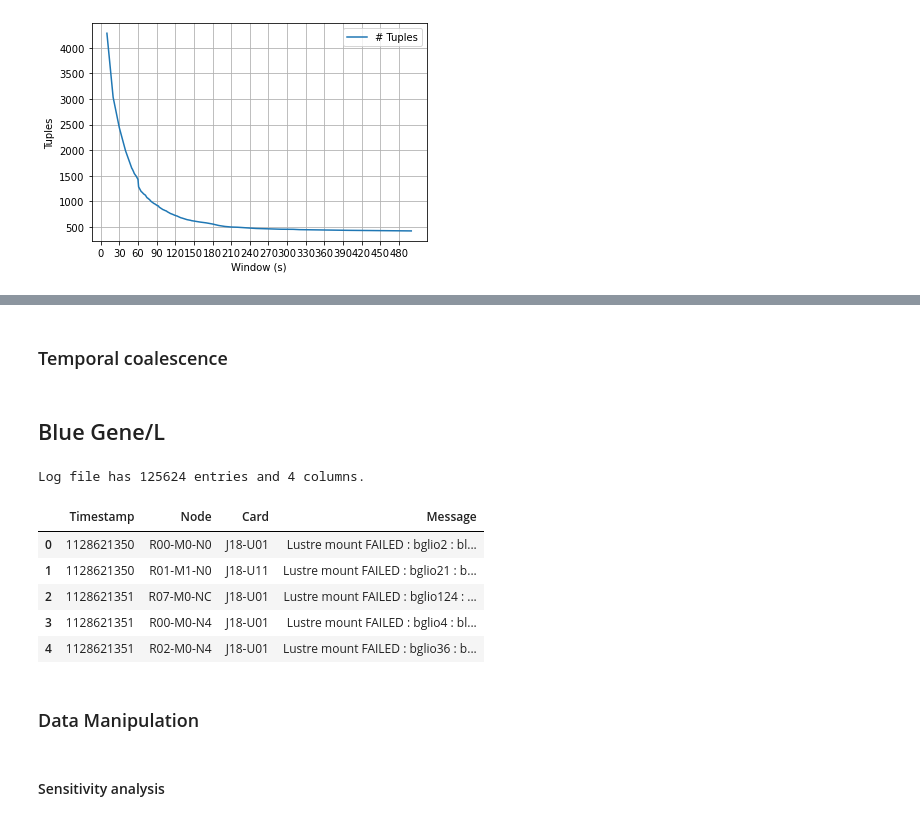
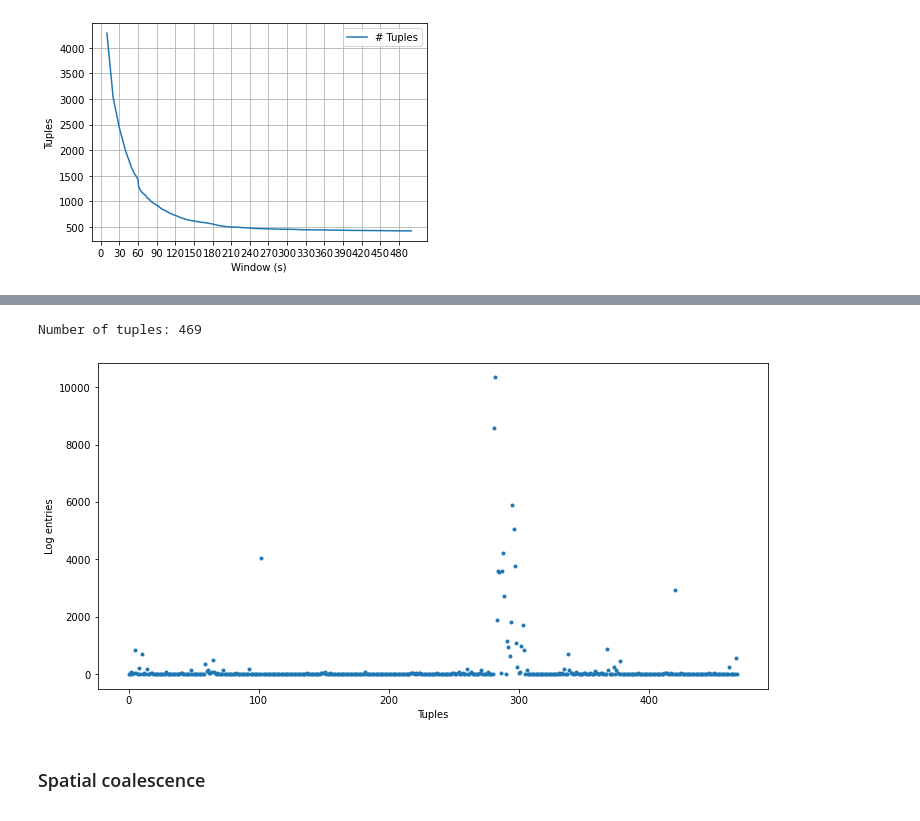
Before and after one commit to GuidoDC97/IE, a Jupyter notebook: Esercizio 5 FFDA/FFDA.ipynb, the cells around one changed output, grey strips where cells are left out. Saved outputs shown, nothing was run; the diff lists cells and outputs as text; code cells hidden in the pictures.

```diff
--- a/Esercizio 5 FFDA/FFDA.ipynb
+++ b/Esercizio 5 FFDA/FFDA.ipynb
@@ -100,0 +127,3 @@ File already exists!
+# %%
+df_mercury = df_mercury.astype({'Tuple' : 'int32'})
+df_mercury.head()
@@ -101,2 +137,19 @@ File already exists!
+# %%
+print('Number of tuples: ' + str(df_mercury.max(axis = 0).loc['Tuple'] + 1))
+# %% [output]
+Number of tuples: 469
+# %%
+x = df_mercury['Tuple'].unique()
+y = df_mercury.groupby(by='Tuple').Timestamp.count()
+
+plt.figure(figsize=(12,6))
+
+plt.scatter(x, y, marker = '.')
+
+plt.xlabel('Tuples')
+plt.ylabel('Log entries')
+plt.show()
+# %% [output]
+[figure, added]
 # %% [markdown]
-### Temporal coalescence
+### Spatial coalescence
@@ -109,25 +155,0 @@ df_mercury_sensitivity.loc[df_mercury_sensitivity["Window"]==180, "# Tuples"] -1
-# %% [markdown]
-## Blue Gene/L
-# %%
-# Load Blue Gene Data
-df_bgl = pd.read_csv('Dataset/BGLErrorLog.txt', names = ['Timestamp', 'Node', 'Card', "Message"])
-
-df_bgl.loc[:,'Node'] = df_bgl.loc[:,'Timestamp'].str.split(' ', n=3).str[1]
-df_bgl.loc[:,'Card'] = df_bgl.loc[:,'Timestamp'].str.split(' ', n=3).str[2]
-df_bgl.loc[:,'Message'] = df_bgl.loc[:,'Timestamp'].str.split(' ', n=3).str[3]
-df_bgl.loc[:,'Timestamp'] = df_bgl.loc[:,'Timestamp'].str.split(' ', n=3).str[0]
-
-print('Log file has ' + str(df_bgl.shape[0]) + ' entries and ' + str(df_bgl.shape[1]) + ' columns.')
-df_bgl.head()
-# %% [output]
-Log file has 125624 entries and 4 columns.
-|  | Timestamp | Node | Card | Message |
-| 0 | 1128621350 | R00-M0-N0 | J18-U01 | Lustre mount FAILED : bglio2 : bl... |
-| 1 | 1128621350 | R01-M1-N0 | J18-U11 | Lustre mount FAILED : bglio21 : b... |
-| 2 | 1128621351 | R07-M0-NC | J18-U01 | Lustre mount FAILED : bglio124 : ... |
-| 3 | 1128621351 | R00-M0-N4 | J18-U01 | Lustre mount FAILED : bglio4 : bl... |
-| 4 | 1128621351 | R02-M0-N4 | J18-U01 | Lustre mount FAILED : bglio36 : b... |
-# %% [markdown]
-### Data Manipulation
-# %% [markdown]
-#### Sensitivity analysis
```
Also changed, not shown: parts of 21 cells of this notebook.
